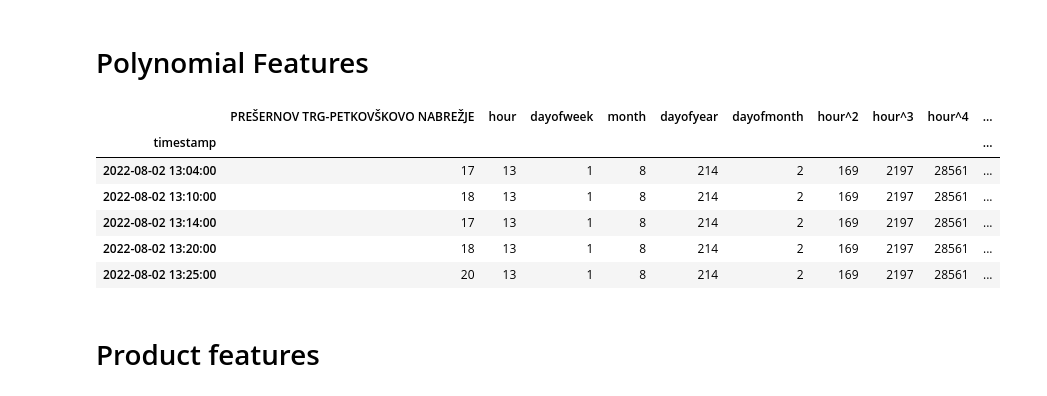
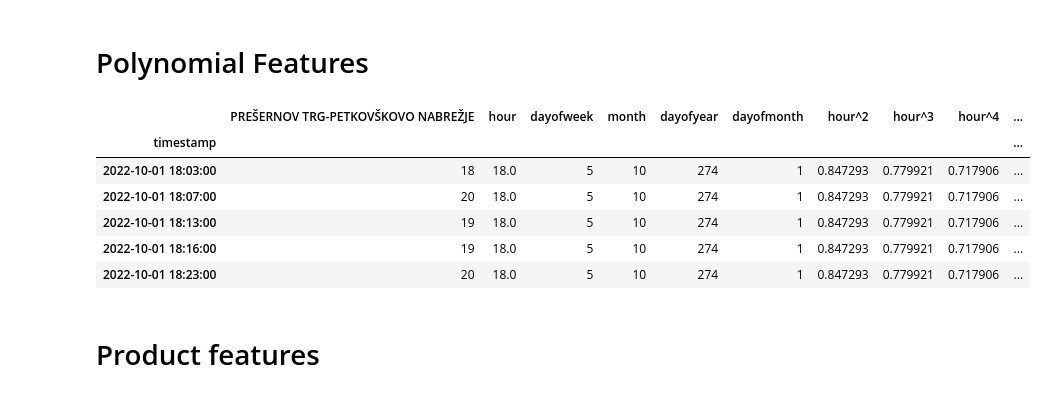
Before and after one commit to ZanMervic/bicikelj_machine_learning_project, a Jupyter notebook: bicikelj_LR.ipynb, the cells around one changed output. Cells and saved outputs as stored; diff of their text form; code cells hidden in the pictures.

```diff
--- a/bicikelj_LR.ipynb
+++ b/bicikelj_LR.ipynb
@@ -144,22 +144,30 @@ sns.regplot(x='hour', y=df_list[0].columns[0], data=df_list[0], scatter=False, o
 # Polynomial Features
 # %%
 # Add a polynomial feature of order (and all the lower polinomials) 10 for the "hour" to the dataframe
-def add_poly_features(station, column, degree):
+# First fit the standard scaler to the "hour" column
+from sklearn.preprocessing import StandardScaler
+scaler = StandardScaler()
+scaler = scaler.fit(df_list[0][['hour']])
+def add_poly_features(station, column, degree, scaler=scaler):
+    # Scale the hour column
+    station[column] = scaler.transform(station[[column]])
     for i in range(2, degree+1):
         station[f"{column}^{i}"] = (station[column]**i)
+    # Unscale the hour column
+    station[column] = scaler.inverse_transform(station[[column]])
     return station
 
 df_list = [add_poly_features(station, 'hour', 10) for station in df_list]
 # %%
-display(df_list[0].head())
+display(df_list[0].tail())
 # %% [output]
 |  | PREŠERNOV TRG-PETKOVŠKOVO NABREŽJE | hour | dayofweek | month | dayofyear | dayofmonth | hour^2 | hour^3 | hour^4 | ... |
 | timestamp |  |  |  |  |  |  |  |  |  | ... |
-| 2022-08-02 13:04:00 | 17 | 13 | 1 | 8 | 214 | 2 | 169 | 2197 | 28561 | ... |
-| 2022-08-02 13:10:00 | 18 | 13 | 1 | 8 | 214 | 2 | 169 | 2197 | 28561 | ... |
-| 2022-08-02 13:14:00 | 17 | 13 | 1 | 8 | 214 | 2 | 169 | 2197 | 28561 | ... |
-| 2022-08-02 13:20:00 | 18 | 13 | 1 | 8 | 214 | 2 | 169 | 2197 | 28561 | ... |
-| 2022-08-02 13:25:00 | 20 | 13 | 1 | 8 | 214 | 2 | 169 | 2197 | 28561 | ... |
+| 2022-10-01 18:03:00 | 18 | 18.0 | 5 | 10 | 274 | 1 | 0.847293 | 0.779921 | 0.717906 | ... |
+| 2022-10-01 18:07:00 | 20 | 18.0 | 5 | 10 | 274 | 1 | 0.847293 | 0.779921 | 0.717906 | ... |
+| 2022-10-01 18:13:00 | 19 | 18.0 | 5 | 10 | 274 | 1 | 0.847293 | 0.779921 | 0.717906 | ... |
+| 2022-10-01 18:16:00 | 19 | 18.0 | 5 | 10 | 274 | 1 | 0.847293 | 0.779921 | 0.717906 | ... |
+| 2022-10-01 18:23:00 | 20 | 18.0 | 5 | 10 | 274 | 1 | 0.847293 | 0.779921 | 0.717906 | ... |
 # %% [markdown]
 # Product features
 # %%
```
Also changed, not shown: parts of 13 cells of this notebook, 9 other files.
